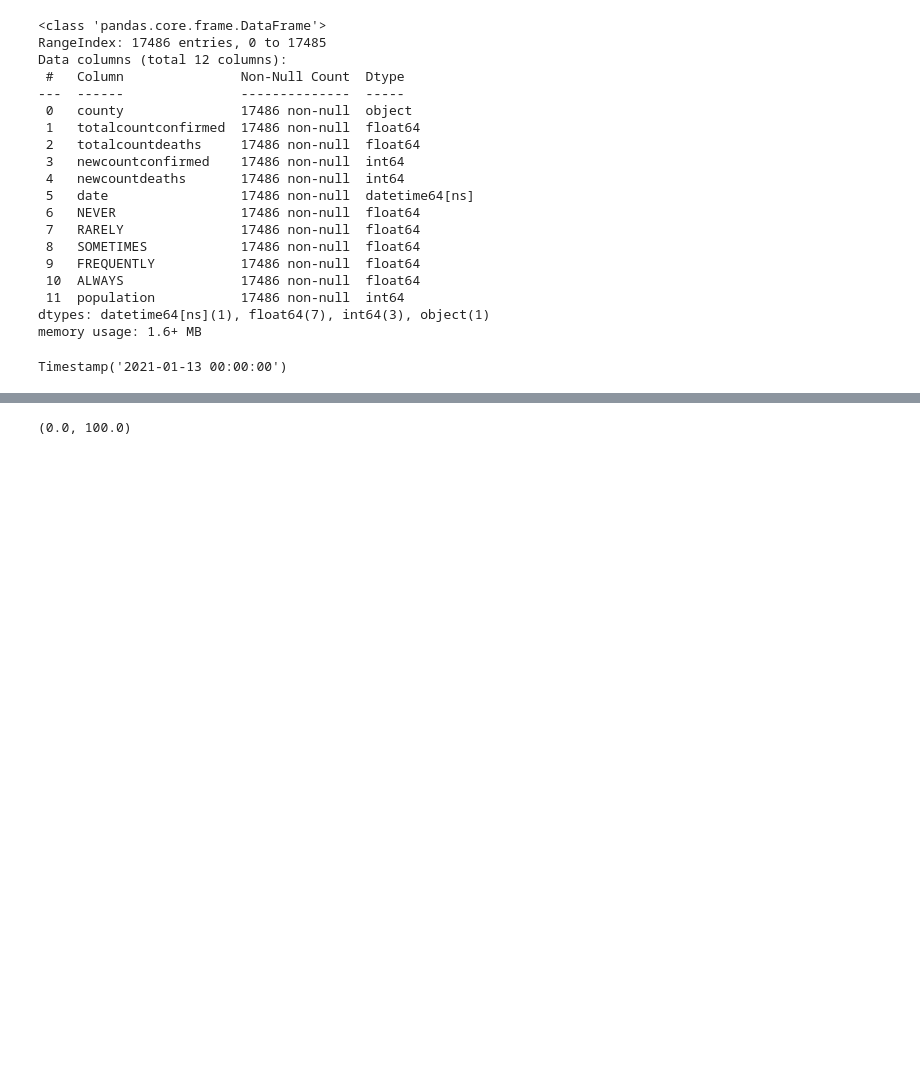
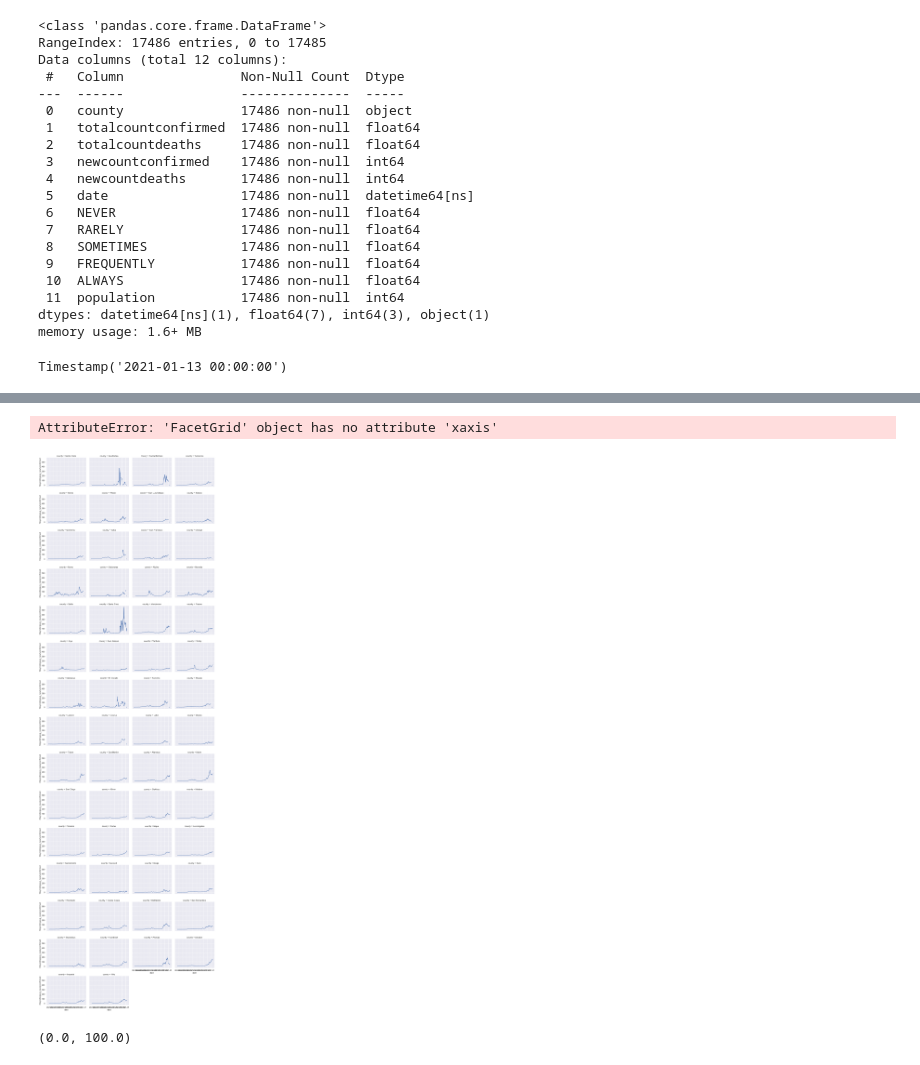
Before and after one commit to lettywu/COVID-19-vaccinations, a Jupyter notebook: alyssia/Mask_Use_EDA.ipynb, the cells around one changed output, grey strips where cells are left out. Saved outputs shown, nothing was run; the diff lists cells and outputs as text; code cells hidden in the pictures; blank space fills up the shorter version.

```diff
--- a/alyssia/Mask_Use_EDA.ipynb
+++ b/alyssia/Mask_Use_EDA.ipynb
@@ -230,3 +235,13 @@ ax.set(title="County Histogram")
+# %%
+sns.set_theme(style="darkgrid")
+g = sns.FacetGrid(df, col="county", col_wrap=4, height=3, aspect=1.2)
+g.map(sns.lineplot, "date","7dayrollingavg_newlyconfirmed")
+g.add_legend()
+
+plt.show()
+# %% [output]
+AttributeError: 'FacetGrid' object has no attribute 'xaxis'
+[figure, added]
 # %%
 
 fig, ax = plt.subplots(figsize=(15, 5))
```
Also changed, not shown: parts of 14 cells of this notebook, 2 other files.
